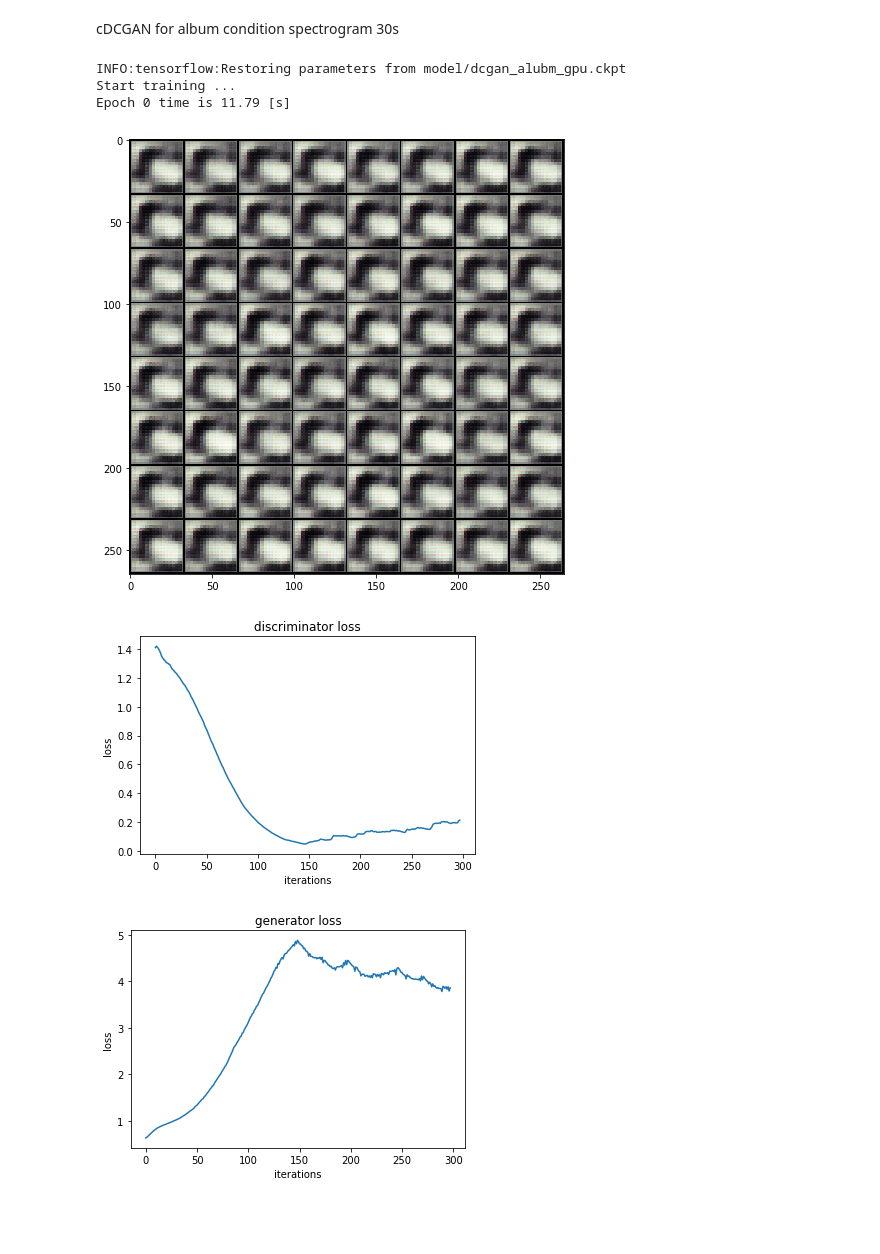
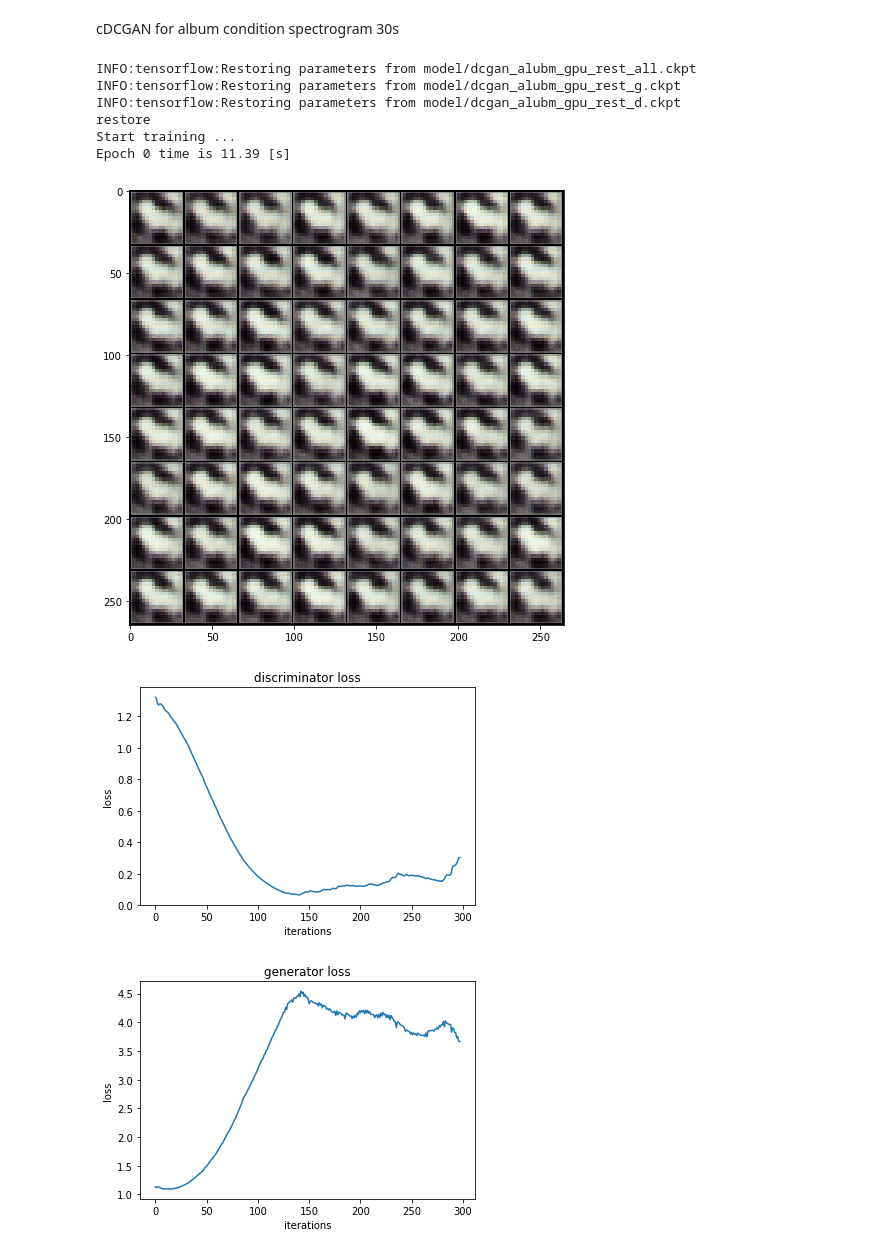
Before and after one commit to takatogoto/cgan, a Jupyter notebook: tensorflow_album_cWGAN-gpu.ipynb, the cells around one changed output. Cells and saved outputs as stored; diff of their text form; code cells hidden in the pictures; blank space fills up the shorter version.

```diff
--- a/tensorflow_album_cWGAN-gpu.ipynb
+++ b/tensorflow_album_cWGAN-gpu.ipynb
@@ -166,7 +216,7 @@ train_labels, test_labels = dataset_split(labels, 10)
 class DCGAN(object):
 
     def __init__(self):
-        self.num_epoch = 1000
+        self.num_epoch = 10
         self.batch_size = 32 #32 => 64
         self.log_step = 500 # 50 => 500
         self.visualize_step = 200
@@ -599,44 +599,52 @@ def show_train_hist(hist, show = False, save = False, path = 'Train_hist.png'):
 # %%
 tf.reset_default_graph()
 
 
-mdel_path = 'model/dcgan_alubm_gpu.ckpt'
+mdel_path = 'model/dcgan_alubm_gpu_rest'
 
 with tf.Session(config=tf.ConfigProto(
         allow_soft_placement=True,log_device_placement=True)) as sess:
     #with tf.device('/cpu:0'):
     with tf.device('/gpu:0'):
         dcgan = DCGAN()
 
+        all_var = tf.trainable_variables()
+        d_var = [v for v in all_var if v.name.startswith('dis')]
+        g_var = [v for v in all_var if v.name.startswith(('gen'))]
 
+        pretrain_saver = tf.train.Saver(var_list=all_var, max_to_keep=1)
+        pretrain_saver_g = tf.train.Saver(var_list=g_var, max_to_keep=1)
+        pretrain_saver_d = tf.train.Saver(var_list=d_var, max_to_keep=1)
 
         # restore
         isrestore = False
-        metapath = mdel_path +'.meta'
+        metapath = mdel_path +'_all.ckpt.meta'
         if os.path.isfile(metapath):
-            dis_var_list = tf.get_collection(tf.GraphKeys.GLOBAL_VARIABLES, 'dis')
-            gen_var_list = tf.get_collection(tf.GraphKeys.GLOBAL_VARIABLES, 'gen')
-            saver = tf.train.Saver(dis_var_list + gen_var_list)
-            saver.restore(sess, mdel_path)
-            #print('restore')
+
+            pretrain_saver.restore(sess, mdel_path + '_all.ckpt')
+            pretrain_saver_g.restore(sess, mdel_path + '_g.ckpt')
+            pretrain_saver_d.restore(sess, mdel_path + '_d.ckpt')
+            print('restore')
             isrestore = True
 
         else:
             sess.run(tf.global_variables_initializer())
 
         # train
         dcgan.train(sess, train_samples, train_labels)
 
         #save
-        if not isrestore:
-            dis_var_list = tf.get_collection(tf.GraphKeys.GLOBAL_VARIABLES, 'dis')
-            gen_var_list = tf.get_collection(tf.GraphKeys.GLOBAL_VARIABLES, 'gen')
-            saver = tf.train.Saver(dis_var_list + gen_var_list)
-        saver.save(sess, 'model/dcgan_alubm_gpu2.ckpt')
+
+        pretrain_saver.save(sess, mdel_path + '_all.ckpt')
+        pretrain_saver_g.save(sess, mdel_path + '_g.ckpt')
+        pretrain_saver_d.save(sess, mdel_path + '_d.ckpt')
 # %% [output]
-INFO:tensorflow:Restoring parameters from model/dcgan_alubm_gpu.ckpt
+INFO:tensorflow:Restoring parameters from model/dcgan_alubm_gpu_rest_all.ckpt
+INFO:tensorflow:Restoring parameters from model/dcgan_alubm_gpu_rest_g.ckpt
+INFO:tensorflow:Restoring parameters from model/dcgan_alubm_gpu_rest_d.ckpt
+restore
 Start training ...
-Epoch 0 time is 11.79 [s]
+Epoch 0 time is 11.39 [s]
-[figure, old version]
+[figure, new version]
-[figure, old version]
+[figure, new version]
-[figure, old version]
+[figure, new version]
```
Also changed, not shown: parts of 6 cells of this notebook, 1 other file.
